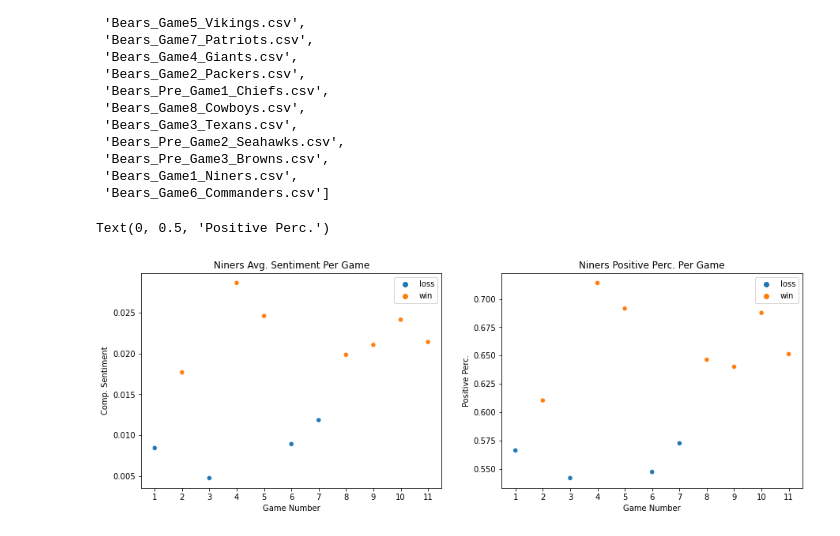
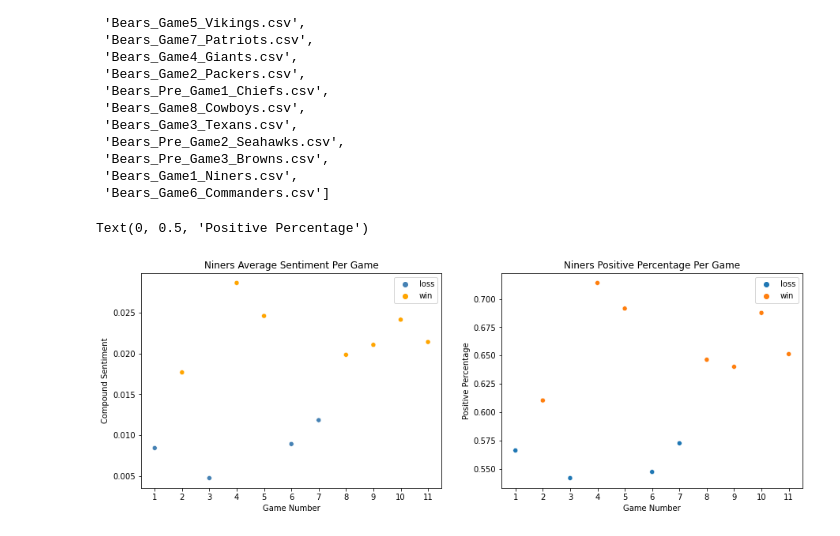
Before and after one commit to CAGeorge0418/CSCI4502_Project, a Jupyter notebook: Niners_Bears/Niners_Bears_Comp_Avg.ipynb, the cells around one changed output. Saved outputs shown, nothing was run; the diff lists cells and outputs as text; code cells hidden in the pictures.

```diff
--- a/Niners_Bears/Niners_Bears_Comp_Avg.ipynb
+++ b/Niners_Bears/Niners_Bears_Comp_Avg.ipynb
@@ -55,18 +55,18 @@ bears_wl = ['win', 'win', 'win', 'win', 'loss', 'win', 'loss', 'loss', 'loss', '
 # %%
 fig, (niners_plot_1, niners_plot_2) = plt.subplots(1,2,figsize=(15,5))
 sns.scatterplot(ax=niners_plot_1 , x=range(len(niners_dfs_avg_comps))+np.ones(len(niners_dfs_avg_comps)), y=niners_dfs_avg_comps_reordered, hue=niners_wl)
-niners_plot_1.set_title('Niners Avg. Sentiment Per Game')
+niners_plot_1.set_title('Niners Average Sentiment Per Game')
 niners_plot_1.set_xlabel('Game Number')
 niners_plot_1.set_xticks(range(len(niners_dfs_avg_comps))+np.ones(len(niners_dfs_avg_comps)))
-niners_plot_1.set_ylabel('Comp. Sentiment')
+niners_plot_1.set_ylabel('Compound Sentiment')
 
 sns.scatterplot(ax=niners_plot_2 , x=range(len(niners_dfs_win_perc))+np.ones(len(niners_dfs_win_perc)), y=niners_dfs_win_percs_reordered, hue=niners_wl)
-niners_plot_2.set_title('Niners Positive Perc. Per Game')
+niners_plot_2.set_title('Niners Positive Percentage Per Game')
 niners_plot_2.set_xlabel('Game Number')
 niners_plot_2.set_xticks(range(len(niners_dfs_win_perc))+np.ones(len(niners_dfs_win_perc)))
-niners_plot_2.set_ylabel('Positive Perc.')
+niners_plot_2.set_ylabel('Positive Percentage')
 # %% [output]
-Text(0, 0.5, 'Positive Perc.')
+Text(0, 0.5, 'Positive Percentage')
-[figure, old version]
+[figure, new version]
 # %%
 fig, (bears_plot_1, bears_plot_2) = plt.subplots(1,2,figsize=(15,5))
```
Also changed, not shown: parts of 1 cell of this notebook, 3 other files.
